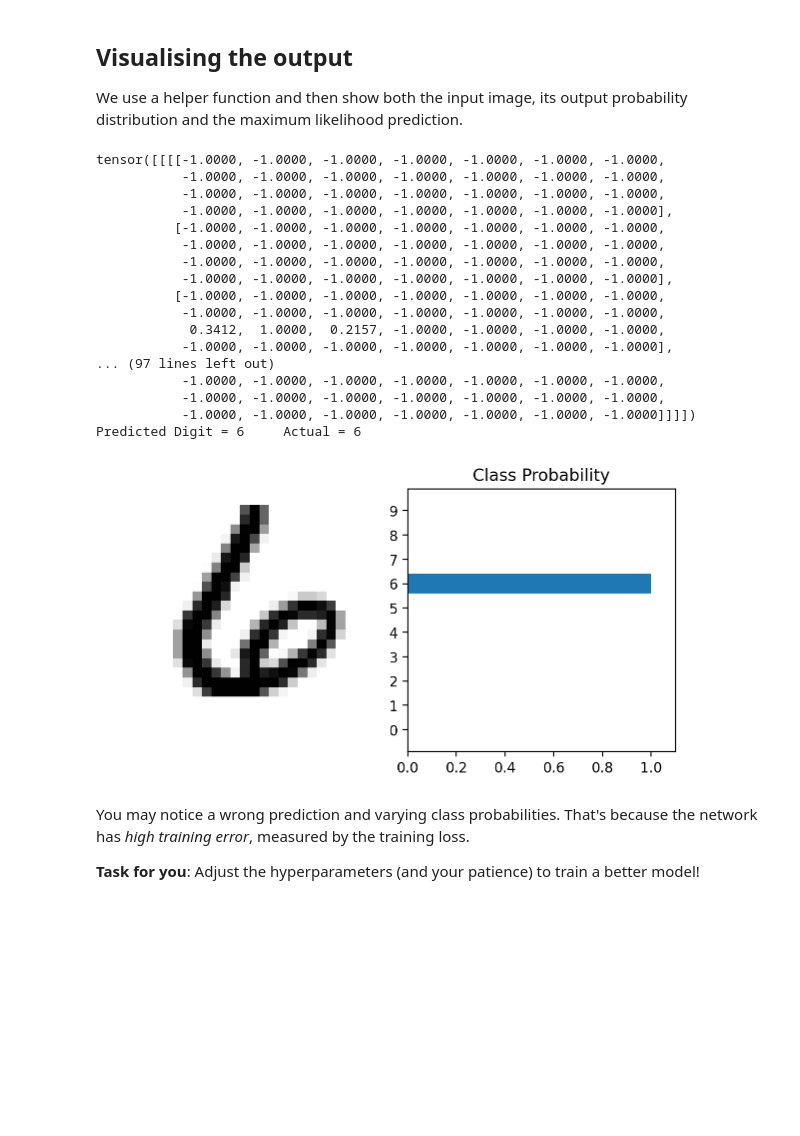
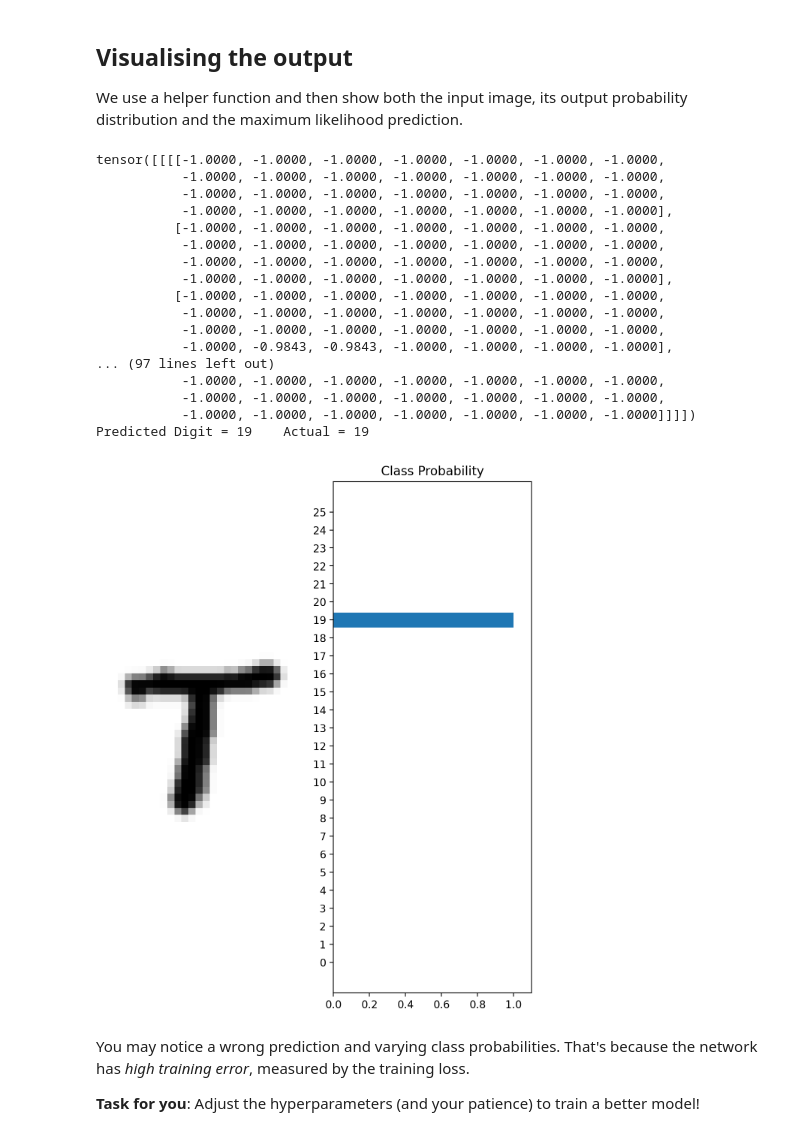
Before and after one commit to geopatrikis/Constraint_sokling_handwritten_forms, a Jupyter notebook: character_ocr_nn.ipynb, the cells around one changed output. Drawn from its saved outputs; the diff is of its cells as text; code cells hidden in the pictures; blank space fills up the shorter version.

Commit message:
70% accuracy for characters

```diff
--- a/character_ocr_nn.ipynb
+++ b/character_ocr_nn.ipynb
@@ -50,6 +50,7 @@ testset = datasets.EMNIST('.', split='byclass', download=True, train=False, tran
 # Filter out non-uppercase letters from the training set
 mask = (trainset.targets >= 10) & (trainset.targets <= 35)
 trainset.data = trainset.data[mask].view(-1, 28, 28)
+trainset.data = torch.rot90(trainset.data, k=3, dims=(1, 2))
 trainset.targets = trainset.targets[mask] - 10
 
 
@@ -60,6 +61,7 @@ trainset.targets = trainset.targets[:124800]
 # Filter out non-uppercase letters from the test set
 mask = (testset.targets >= 10) & (testset.targets <= 35)
 testset.data = testset.data[mask].view(-1, 28, 28)
+testset.data = torch.rot90(testset.data, k=3, dims=(1, 2))
 testset.targets = testset.targets[mask] - 10
 
 trainloader = torch.utils.data.DataLoader(trainset, batch_size=128, shuffle=True)
@@ -184,8 +186,8 @@ def train_model(model, optimizer, epochs):
 # hyperparameters
 model = LeNet()
 optimizer = optim.SGD(model.parameters(), lr=0.007, momentum=0.9)
-epochs = 30
+epochs = 40
 
 train_model(model, optimizer, epochs)
-torch.save(model.state_dict(), 'saved_models/digits_model_nn')
+torch.save(model.state_dict(), 'saved_models/characters_model_nn')
 # %% [output]
@@ -219,48 +221,47 @@ def view_classify(img, ps):
     fig, (ax1, ax2) = plt.subplots(figsize=(6,9), ncols=2)
     ax1.imshow(img.numpy().squeeze(), cmap='gray_r');
     ax1.axis('off')
-    ax2.barh(np.arange(10), ps)
+    ax2.barh(np.arange(26), ps)
     ax2.set_aspect(0.1)
-    ax2.set_yticks(np.arange(10))
-    ax2.set_yticklabels(np.arange(10))
+    ax2.set_yticks(np.arange(26))
+    ax2.set_yticklabels(np.arange(26))
     ax2.set_title('Class Probability')
     ax2.set_xlim(0, 1.1)
     plt.tight_layout()
-
 def show_one_prediction(images, labels, i=0):
     # Turn off gradients to speed up this part
     img = images[i].unsqueeze(1) # classifier optimized for batches, make it a batch of 1
     with torch.no_grad():
         logps = model(img)
 
     # Output of the network are log-probabilities, need to take exponential for probabilities
     ps = torch.exp(logps)
     probab = list(ps.numpy()[0])
     print(img)
     view_classify(img, ps)
     print("Predicted Digit =", probab.index(max(probab)), "\tActual =",int(labels[i]))
 
 images, labels = next(iter(testloader))
 show_one_prediction(images, labels)
 # %% [output]
 tensor([[[[-1.0000, -1.0000, -1.0000, -1.0000, -1.0000, -1.0000, -1.0000,
            -1.0000, -1.0000, -1.0000, -1.0000, -1.0000, -1.0000, -1.0000,
            -1.0000, -1.0000, -1.0000, -1.0000, -1.0000, -1.0000, -1.0000,
            -1.0000, -1.0000, -1.0000, -1.0000, -1.0000, -1.0000, -1.0000],
           [-1.0000, -1.0000, -1.0000, -1.0000, -1.0000, -1.0000, -1.0000,
            -1.0000, -1.0000, -1.0000, -1.0000, -1.0000, -1.0000, -1.0000,
            -1.0000, -1.0000, -1.0000, -1.0000, -1.0000, -1.0000, -1.0000,
            -1.0000, -1.0000, -1.0000, -1.0000, -1.0000, -1.0000, -1.0000],
           [-1.0000, -1.0000, -1.0000, -1.0000, -1.0000, -1.0000, -1.0000,
            -1.0000, -1.0000, -1.0000, -1.0000, -1.0000, -1.0000, -1.0000,
-            0.3412,  1.0000,  0.2157, -1.0000, -1.0000, -1.0000, -1.0000,
-           -1.0000, -1.0000, -1.0000, -1.0000, -1.0000, -1.0000, -1.0000],
+           -1.0000, -1.0000, -1.0000, -1.0000, -1.0000, -1.0000, -1.0000,
+           -1.0000, -0.9843, -0.9843, -1.0000, -1.0000, -1.0000, -1.0000],
 ... (97 lines left out)
            -1.0000, -1.0000, -1.0000, -1.0000, -1.0000, -1.0000, -1.0000,
            -1.0000, -1.0000, -1.0000, -1.0000, -1.0000, -1.0000, -1.0000,
            -1.0000, -1.0000, -1.0000, -1.0000, -1.0000, -1.0000, -1.0000]]]])
-Predicted Digit = 6     Actual = 6
+Predicted Digit = 19    Actual = 19
-[figure, old version]
+[figure, new version]
 # %% [markdown]
 You may notice a wrong prediction and varying class probabilities. That's because the network has _high training error_, measured by the training loss.
 
```
Also changed, not shown: parts of 5 cells of this notebook, 4 other files.
